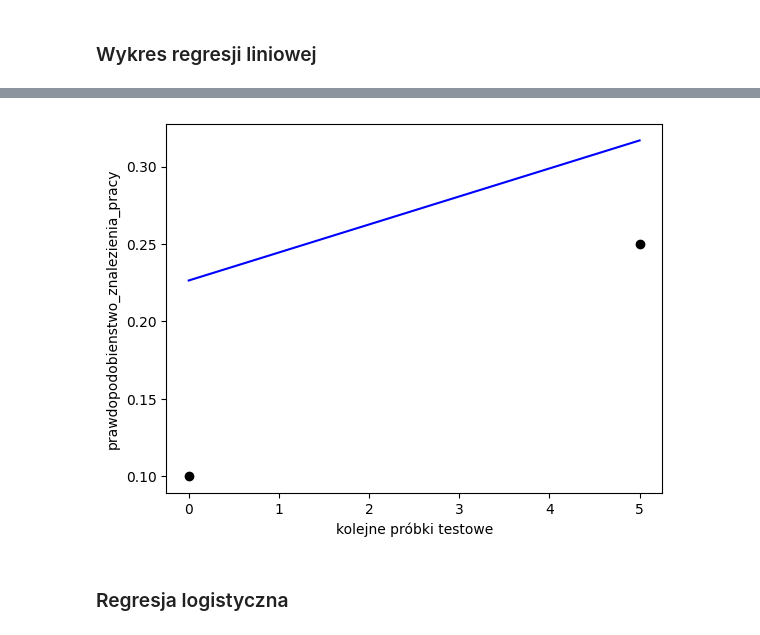
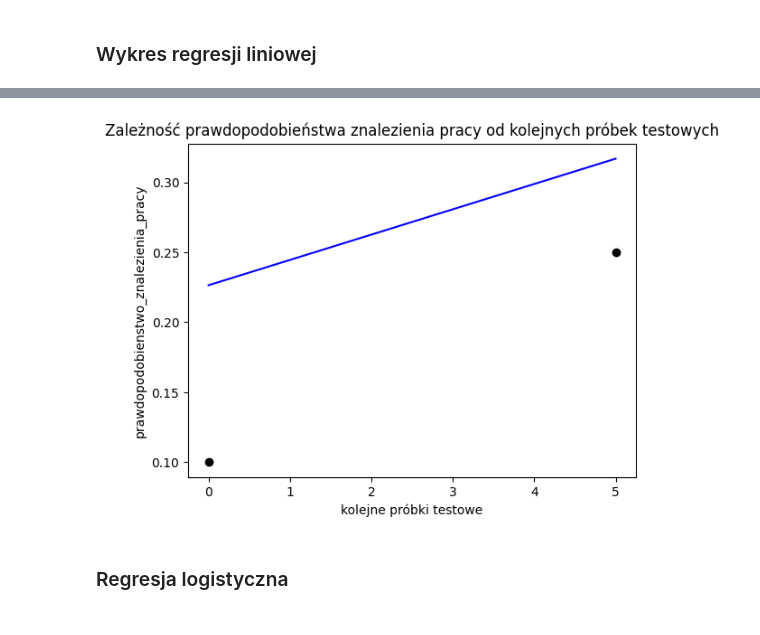
Before and after one commit to KubiakJakub01/data-mining-methods, a Jupyter notebook: notebooks/lab2/med_lab_2_zad_2.ipynb, the cells around one changed output, grey strips where cells are left out. Saved outputs shown, nothing was run; the diff lists cells and outputs as text; code cells hidden in the pictures.

```diff
--- a/notebooks/lab2/med_lab_2_zad_2.ipynb
+++ b/notebooks/lab2/med_lab_2_zad_2.ipynb
@@ -168,11 +171,12 @@ plt.show()
 # %%
 plt.plot(sorted(X_test.index), linear_regression.predict(X_test), color='blue')
 plt.scatter(sorted(X_test.index), y_test, color='black')
 plt.xlabel('kolejne próbki testowe')
 plt.ylabel('prawdopodobienstwo_znalezienia_pracy')
+plt.title('Zależność prawdopodobieństwa znalezienia pracy od kolejnych próbek testowych')
 plt.show()
 # %% [output]
-[figure, old version]
+[figure, new version]
 # %% [markdown]
 ### Regresja logistyczna
 # %%
```
Also changed, not shown: parts of 3 cells of this notebook, 1 other file.
